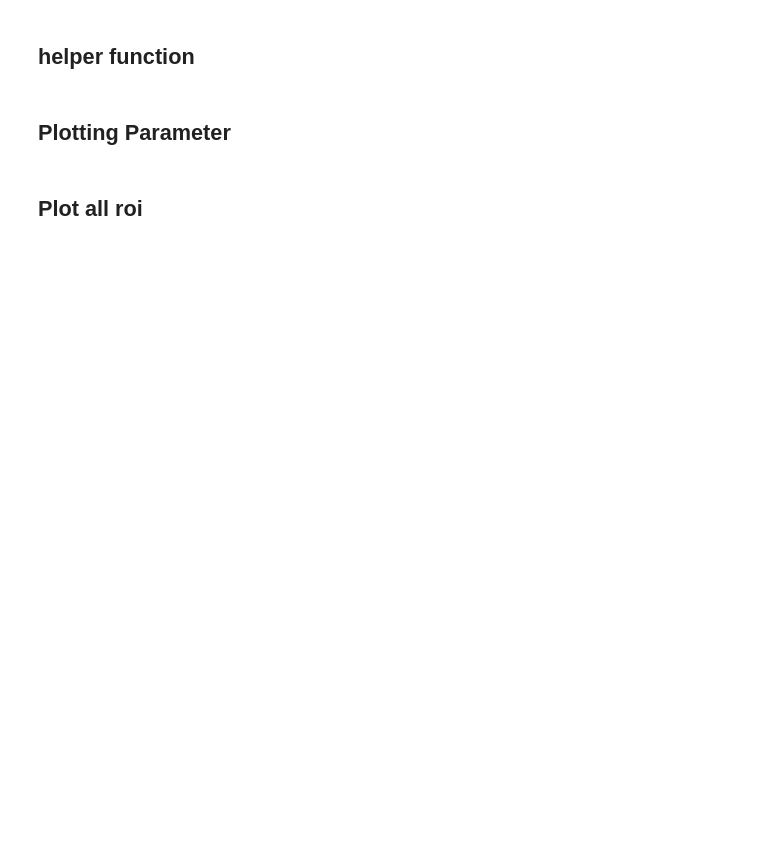
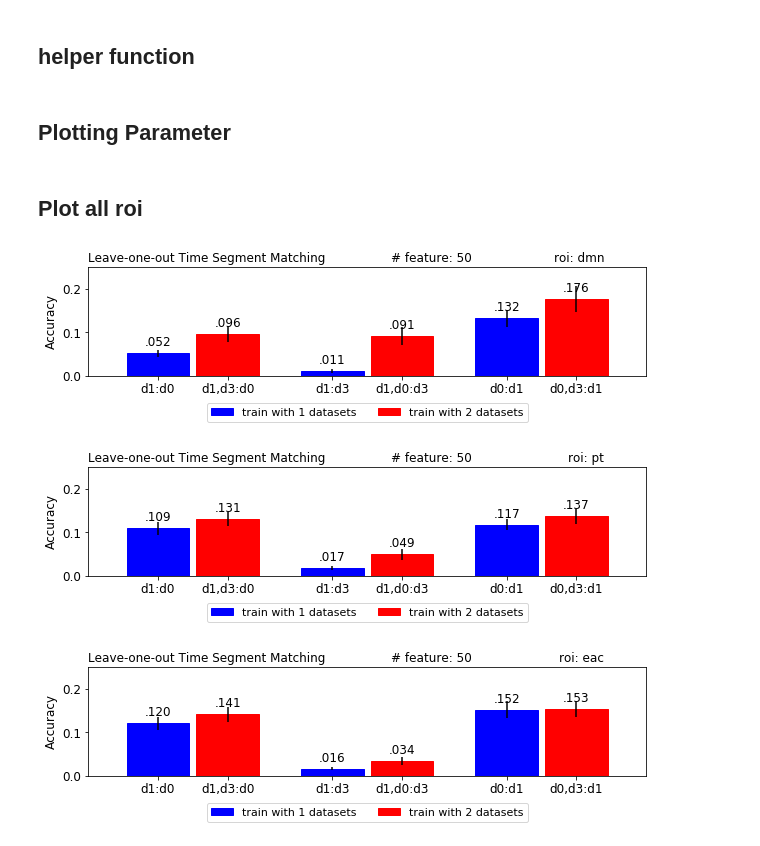
Before and after one commit to hejiaz/multi_srm, a Jupyter notebook: code/plotting/plot_loo_ds_bar.ipynb, the cells around one changed output. Drawn from its saved outputs; the diff is of its cells as text; code cells hidden in the pictures; blank space fills up the shorter version.

Commit message:
add probabilistic version multi_srm, other minor changes

```diff
--- a/code/plotting/plot_loo_ds_bar.ipynb
+++ b/code/plotting/plot_loo_ds_bar.ipynb
@@ -24,18 +24,22 @@ def autolabel(rects):
     for rect in rects:
         height = rect.get_height()
         plt.axes().text(rect.get_x()+rect.get_width()/2., height+0.01, '{:2.3f}'.format(float(height)).lstrip('0'),
-                ha='center', va='bottom',fontsize=8)
+                ha='center', va='bottom',fontsize=12)
 # %% [markdown]
 ## Plotting Parameter
 # %%
-nfeature = 25
+nfeature = 50
 model = 'multi_srm'
 exp = 'loo_ds'
 roi_all = ['dmn','pt','eac']
-loo_ds_all = [0,0,1,1,1,2,2,3,3,3]
-other_ds_all = [[1,3],[3,1],[0,2,3],[0,3,2],[3,0,2],[0,1,3],[0,3,1],[0,1,2],[0,2,1],[1,0,2]]
+# loo_ds_all = [0,0,1,1,1,2,2,3,3,3]
+# other_ds_all = [[1,3],[3,1],[0,2,3],[0,3,2],[3,0,2],[0,1,3],[0,3,1],[0,1,2],[0,2,1],[1,0,2]]
+loo_ds_all = ['d0','d3','d1']
+# other_ds_all = [[1,3],[1,0,2],[0,3,2]]
+other_ds_all = [['d1:d0','d1,d3:d0'],['d1:d3','d1,d0:d3'],['d0:d1','d0,d3:d1']]
+
 assert(len(loo_ds_all)==len(other_ds_all))
-max_accu = 0.5
+max_accu = 0.25
 exp_label = 'Leave-one-out Time Segment Matching'
 
 input_file = '../../output/accu_bar/{exp}/{model}/nfeat{nfeature}/{roi}.npz'
@@ -53,53 +57,60 @@ for grp_idx in range(ngroup):
     group_width.append(1.25*width*len(other_ds_all[grp_idx]))
 group_width = np.array(group_width,dtype=np.float32)
 center_all = np.insert(np.cumsum(group_width),0,0)[:-1]
-color_all = 'bgrcmyk'
+color_all = 'brgcmyk'
 idx_all = [0]
 for i in range(ngroup):
     idx_all.append(idx_all[-1]+len(other_ds_all[i]))
 
 for roi in roi_all:
-    xtick_idx = []
-    xtick_name = []
+#     xtick_idx = []
+#     xtick_name = []
     xtick_minor_idx = []
     xtick_minor_name = []
     ws= np.load(input_file.format(exp=exp,model=model,nfeature=nfeature,roi=roi))
-    all_mean = ws['accu_mean']
-    all_se = ws['accu_se']
+    keep = [0,1,2,3,5,6]
+    all_mean = ws['accu_mean'][keep]
+    all_se = ws['accu_se'][keep]
     fig = plt.figure()
     ax = fig.add_subplot(1,1,1)
     for i,(name, name_minor,center) in enumerate(zip(loo_ds_all,other_ds_all,center_all)):
         mean = list(all_mean[idx_all[i]:idx_all[i+1]])
         se   = list(all_se[idx_all[i]:idx_all[i+1]])
         idx = np.arange(center,center+len(name_minor)*width,width)
         error_config = {'ecolor': '0'}
         rects = plt.bar(idx, mean, yerr=se, align='center', error_kw=error_config, width =  width-0.1)
         for rect_i in range(len(rects)):
             rects[rect_i].set_color(color_all[rect_i])
         autolabel(rects)
-        xtick_idx.append(center+(len(name_minor)-1)*width/2)
-        xtick_name.append(name)
+#         xtick_idx.append(center+(len(name_minor)-1)*width/2)
+#         xtick_name.append(name)
         xtick_minor_idx.extend(idx)
         xtick_minor_name.extend(name_minor)
 
-    ax.set_xticks(xtick_idx)
-    ax.set_xticklabels(xtick_name)
-    for t in ax.get_xticklabels():
-        t.set_y(-0.1)
-    ax.set_xticks(xtick_minor_idx,minor=True)
-    ax.set_xticklabels(xtick_minor_name,minor=True)
+#     ax.set_xticks(xtick_idx)
+#     ax.set_xticklabels(xtick_name)
+#     for t in ax.get_xticklabels():
+#         t.set_y(-0.1)
+#     ax.set_xticks(xtick_minor_idx,minor=True)
+#     ax.set_xticklabels(xtick_minor_name,minor=True)
+    ax.set_xticks(xtick_minor_idx)
+    ax.set_xticklabels(xtick_minor_name)
 
     ax.set_ylabel('Accuracy')
     left_lim = center_all[0]-0.5*width-0.5
     right_lim = center_all[-1]+(len(other_ds_all[-1])-0.5)*width+0.5
     ax.set_xlim([left_lim,right_lim])
     ax.set_ylim([0,max_accu])
     legend_handle = []
-    for patch_i in range(3):
-        legend_handle.append(mpatches.Patch(color=color_all[patch_i], label=str(patch_i+1)))
-    ax.legend(handles=legend_handle,loc=2,ncol=3)
-    ax.text(right_lim-0.5*width, .98*max_accu, exp_label, horizontalalignment='right', verticalalignment='top')
-    ax.text(right_lim-0.5*width, .86*max_accu, '# feature: '+str(nfeature), horizontalalignment='right', verticalalignment='top')
-    ax.text(right_lim-0.6*width, 0.74*max_accu, 'roi: '+roi, horizontalalignment='right', verticalalignment='top')
-    plt.savefig(output_file.format(exp=exp,model=model,nfeature=nfeature,roi=roi)+'.eps', format='eps', dpi=200,bbox_inches='tight')
+    for patch_i in range(2):
+        legend_handle.append(mpatches.Patch(color=color_all[patch_i], label='train with '+str(patch_i+1)+' datasets'))
+    ax.legend(handles=legend_handle,loc=9, bbox_to_anchor=(0.5, -0.2),ncol=2)
+    ax.text(left_lim, 1.02*max_accu, exp_label, horizontalalignment='left', verticalalignment='bottom')
+    ax.text(1.5*(right_lim+left_lim)/2, 1.02*max_accu, '# feature: '+str(nfeature), horizontalalignment='right', verticalalignment='bottom')
+    ax.text(right_lim-0.6*width, 1.02*max_accu, 'roi: '+roi, horizontalalignment='right', verticalalignment='bottom')
+#     plt.savefig(output_file.format(exp=exp,model=model,nfeature=nfeature,roi=roi)+'.eps', format='eps', dpi=200,bbox_inches='tight')
     plt.savefig(output_file.format(exp=exp,model=model,nfeature=nfeature,roi=roi)+'.pdf', format='pdf', dpi=200,bbox_inches='tight')
+# %% [output]
+[figure, added]
+[figure, added]
+[figure, added]
```
Also changed, not shown: 21 other files.
